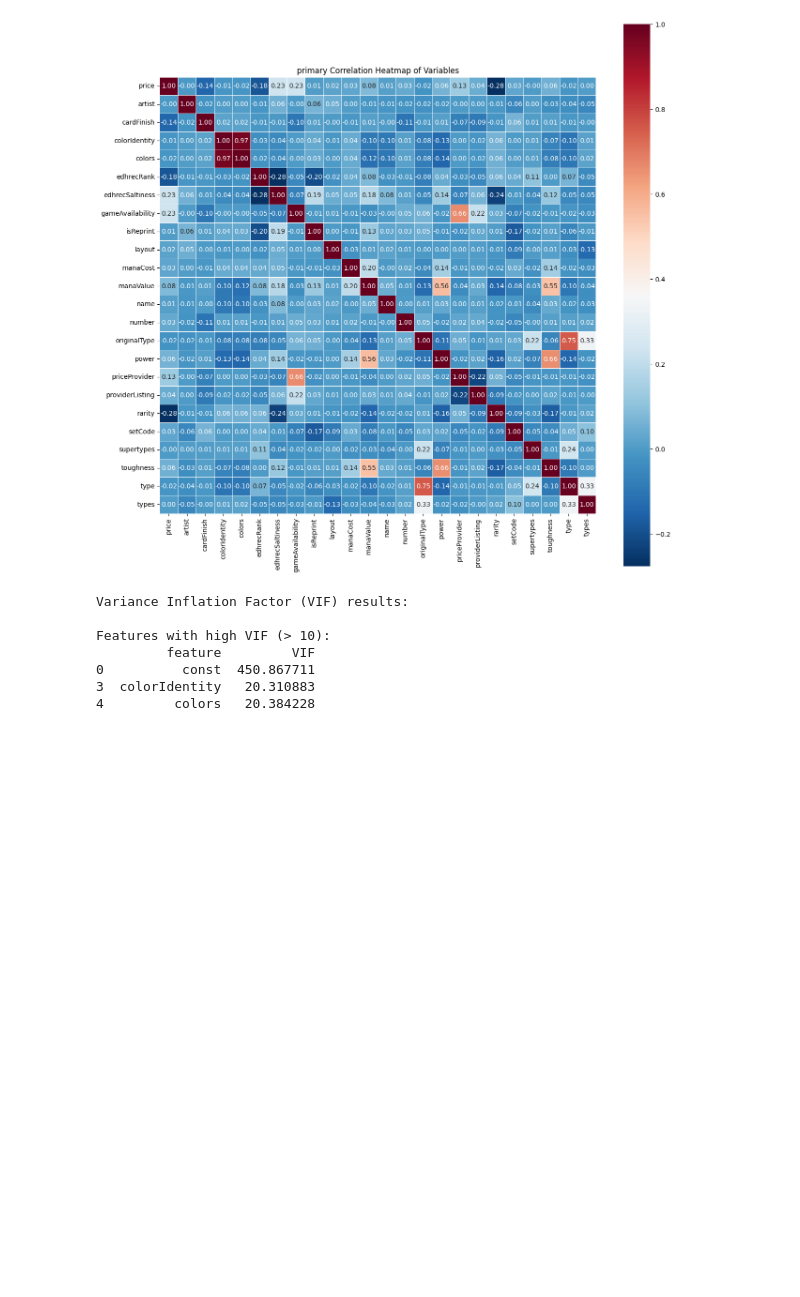
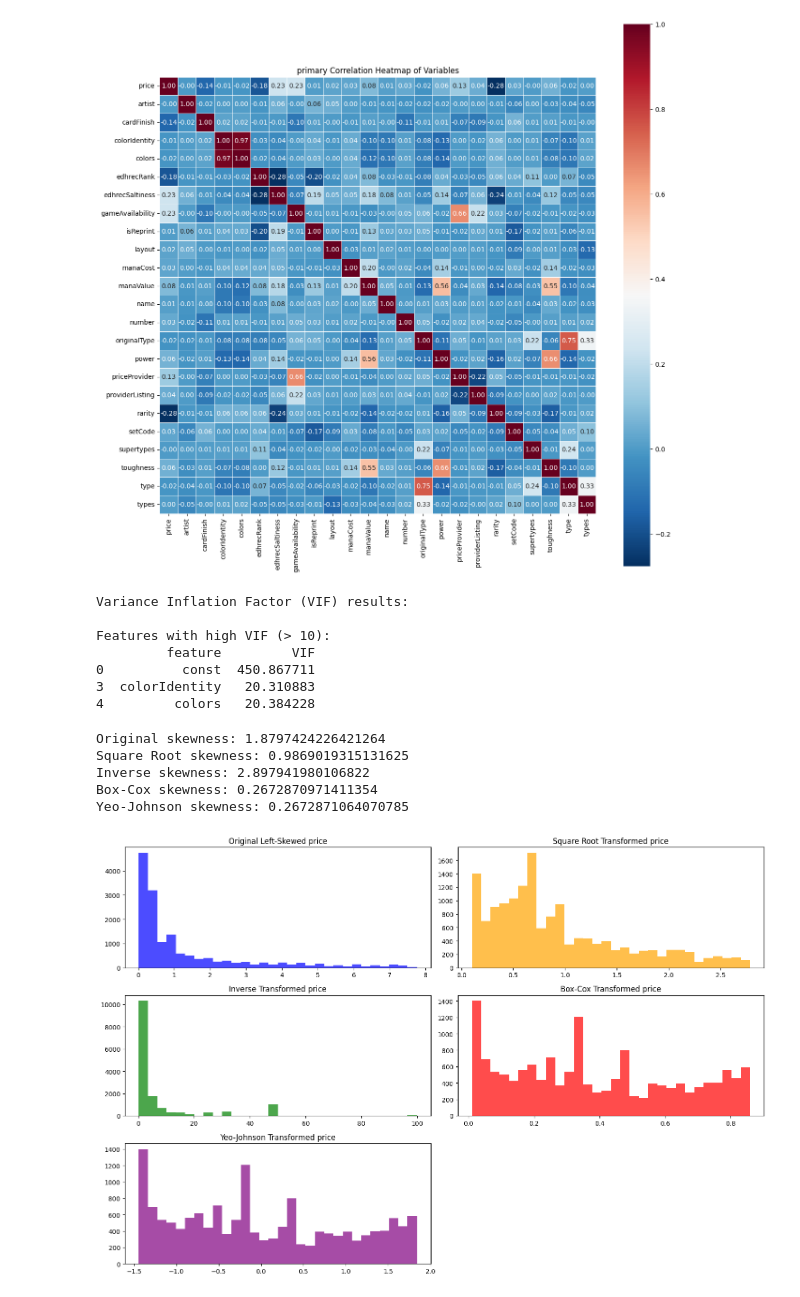
Before and after one commit to victorhg/aai-500-final-project, a Jupyter notebook: notebooks/eda_primary.ipynb, the cells around one changed output. Cells and saved outputs as stored; diff of their text form; code cells hidden in the pictures; blank space fills up the shorter version.

Commit message:
added in primary and secondary data eda, dataset transforms for normalcy, and updated regression models (TODO - update README, finish cleaning up SOM analysis - no set clusters)

```diff
--- a/notebooks/eda_primary.ipynb
+++ b/notebooks/eda_primary.ipynb
@@ -160,3 +160,66 @@ Features with high VIF (> 10):
 # %%
 # drop primary colorIdentity
 data = data.drop(columns='colorIdentity')
+# %%
+## transform data for normalcy
+df = data.copy()
+
+
+import scipy.stats as stats
+from sklearn.preprocessing import PowerTransformer
+
+
+def transforms (df, col):
+    df['square_root_transformed'] = np.sqrt(df[col])
+    df['inverse_transformed'] = 1 / (df[col] + 1e-5)  # Adding a small value to avoid division by zero
+    df['boxcox_transformed'], _ = stats.boxcox(df[col] + 1)  # Adding 1 to handle zeros
+    pt = PowerTransformer(method='yeo-johnson')
+    df['yeo_transformed'] = pt.fit_transform(df[[col]])
+
+    skewness = {
+        'Original': df[col].skew(),
+        'Square Root': df['square_root_transformed'].skew(),
+        'Inverse': df['inverse_transformed'].skew(),
+        'Box-Cox': df['boxcox_transformed'].skew(),
+        'Yeo-Johnson': df['yeo_transformed'].skew(),
+    }
+
+    for transform, skew in skewness.items():
+        print(f'{transform} skewness: {skew}')
+
+    # Visualize the transformed data
+    plt.figure(figsize=(15, 10))
+
+    plt.subplot(3, 2, 1)
+    plt.hist(df[col], bins=30, alpha=0.7, color='blue')
+    plt.title(f'Original Left-Skewed {col}')
+
+    plt.subplot(3, 2, 2)
+    plt.hist(df['square_root_transformed'], bins=30, alpha=0.7, color='orange')
+    plt.title(f'Square Root Transformed {col}')
+
+    plt.subplot(3, 2, 3)
+    plt.hist(df['inverse_transformed'], bins=30, alpha=0.7, color='green')
+    plt.title(f'Inverse Transformed {col}')
+
+    plt.subplot(3, 2, 4)
+    plt.hist(df['boxcox_transformed'], bins=30, alpha=0.7, color='red')
+    plt.title(f'Box-Cox Transformed {col}')
+
+    plt.subplot(3, 2, 5)
+    plt.hist(df['yeo_transformed'], bins=30, alpha=0.7, color='purple')
+    plt.title(f'Yeo-Johnson Transformed {col}')
+
+    plt.tight_layout()
+    plt.show()
+
+    return df
+
+price = transforms(df,'price')
+# %% [output]
+Original skewness: 1.8797424226421264
+Square Root skewness: 0.9869019315131625
+Inverse skewness: 2.897941980106822
+Box-Cox skewness: 0.2672870971411354
+Yeo-Johnson skewness: 0.2672871064070785
+[figure, added]
```
Also changed, not shown: parts of 4 cells of this notebook, 6 other files.
